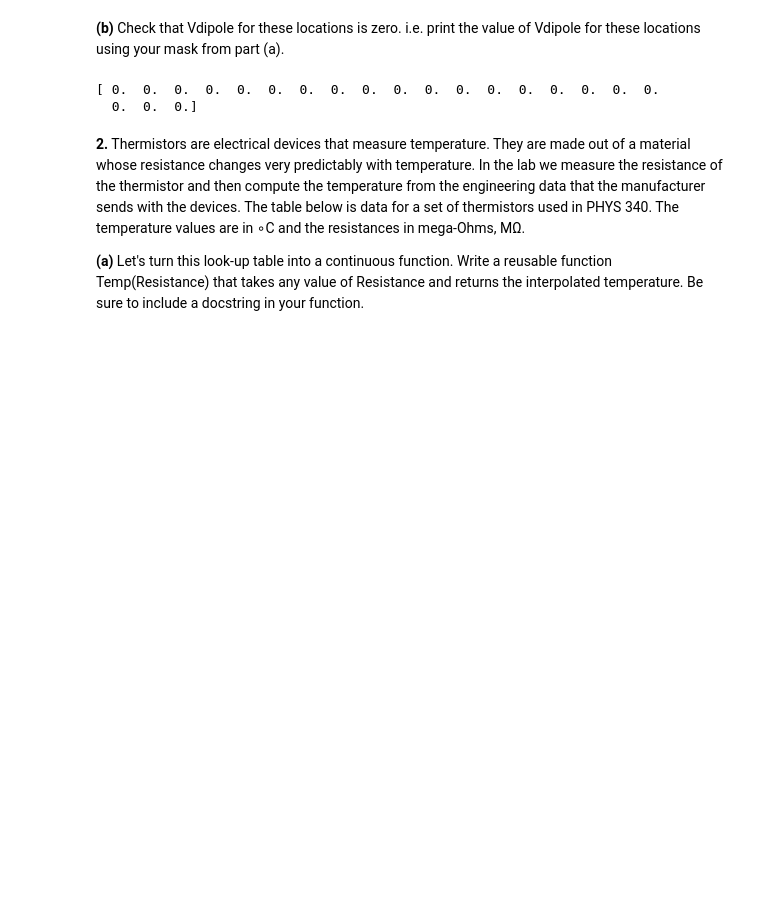
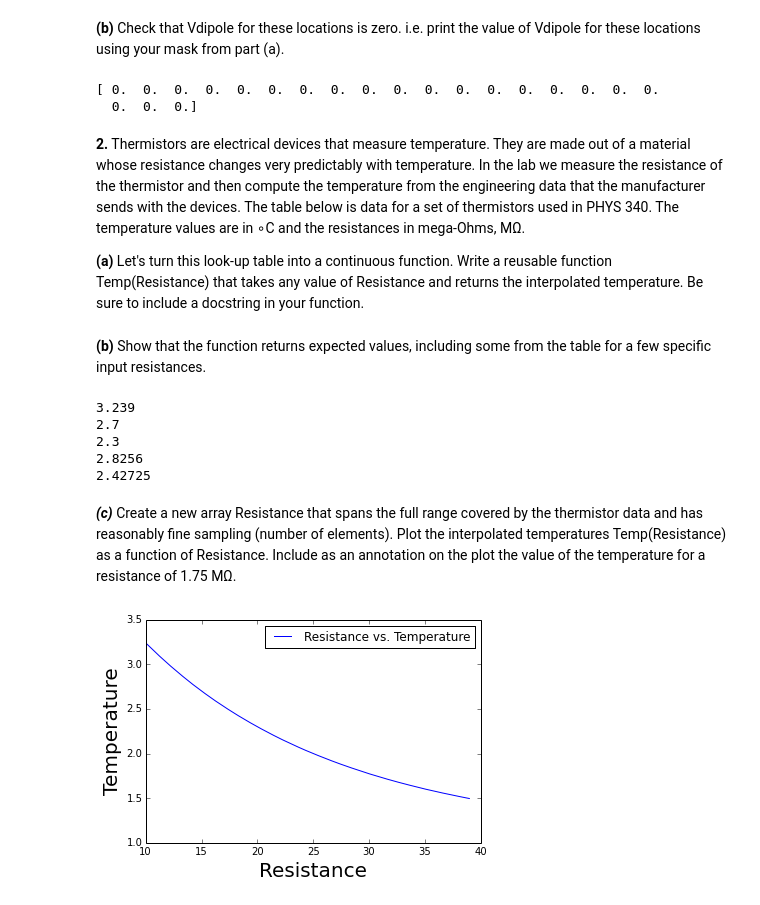
Before and after one commit to kmcombs/PHYS202-S14, a Jupyter notebook: SciPy/InterpolationExercises.ipynb, the cells around one changed output. Drawn from its saved outputs; the diff is of its cells as text; code cells hidden in the pictures; blank space fills up the shorter version.

```diff
--- a/SciPy/InterpolationExercises.ipynb
+++ b/SciPy/InterpolationExercises.ipynb
@@ -39,8 +39,36 @@ print Vdipole[ii]
 **(a)** Let's turn this look-up table into a continuous function. Write a reusable function Temp(Resistance) that takes any value of Resistance and returns the interpolated temperature. Be sure to include a docstring in your function.
 # %%
 def Temp(Resistance):
+    """Input a thermistor's resistance value in mega-Ohmns (10 - 39), and the function will
+    give the temperature at which this resistance occurs in Celcius"""
+    from scipy.interpolate import interp1d
     x = np.arange(10, 40)
-    y = [3.239, 3.118, 3.004, 2.897, 2,795, 2.700, 2.610, 2.526, 2.446, 2.371, 2.300, 2.233, 2.169, 2.110, 2.053, 2.000, 1.950, 1.902, 1.857, 1.815, 1.774, 1.736, 1.700, 1.666, 1.634, 1.603, 1.574, 1.547, 1.521, 1.496]
-    xnew, ynew = np.meshgrid(x,y)
-    xnew(Resistance) == a
-    return a
+    y = [3.239, 3.118, 3.004, 2.897, 2.795, 2.700, 2.610, 2.526, 2.446, 2.371, 2.300, 2.233, 2.169, 2.110, 2.053, 2.000, 1.950, 1.902, 1.857, 1.815, 1.774, 1.736, 1.700, 1.666, 1.634, 1.603, 1.574, 1.547, 1.521, 1.496]
+    ResTemp = interp1d(x,y, 'linear')
+    ynew = ResTemp(Resistance)
+    return ynew
+# %% [markdown]
+**(b)** Show that the function returns expected values, including some from the table for a few specific input resistances.
+# %%
+print Temp(10)
+print Temp(15)
+print Temp(20)
+print Temp(13.7)
+print Temp(18.25)
+# %% [output]
+3.239
+2.7
+2.3
+2.8256
+2.42725
+# %% [markdown]
+***(c)*** Create a new array Resistance that spans the full range covered by the thermistor data and has reasonably fine sampling (number of elements). Plot the interpolated temperatures Temp(Resistance) as a function of Resistance. Include as an annotation on the plot the value of the temperature for a resistance of 1.75 MΩ.
+# %%
+Resistance = np.arange(10, 39.01, 0.01)
+plt.plot(Resistance, Temp(Resistance), label = 'Resistance vs. Temperature')
+plt.legend(loc = 'upper right')
+plt.xlabel("Resistance", fontsize=20)
+plt.ylabel("Temperature", fontsize = 20)
+plt.show()
+# %% [output]
+[figure, added]
```
